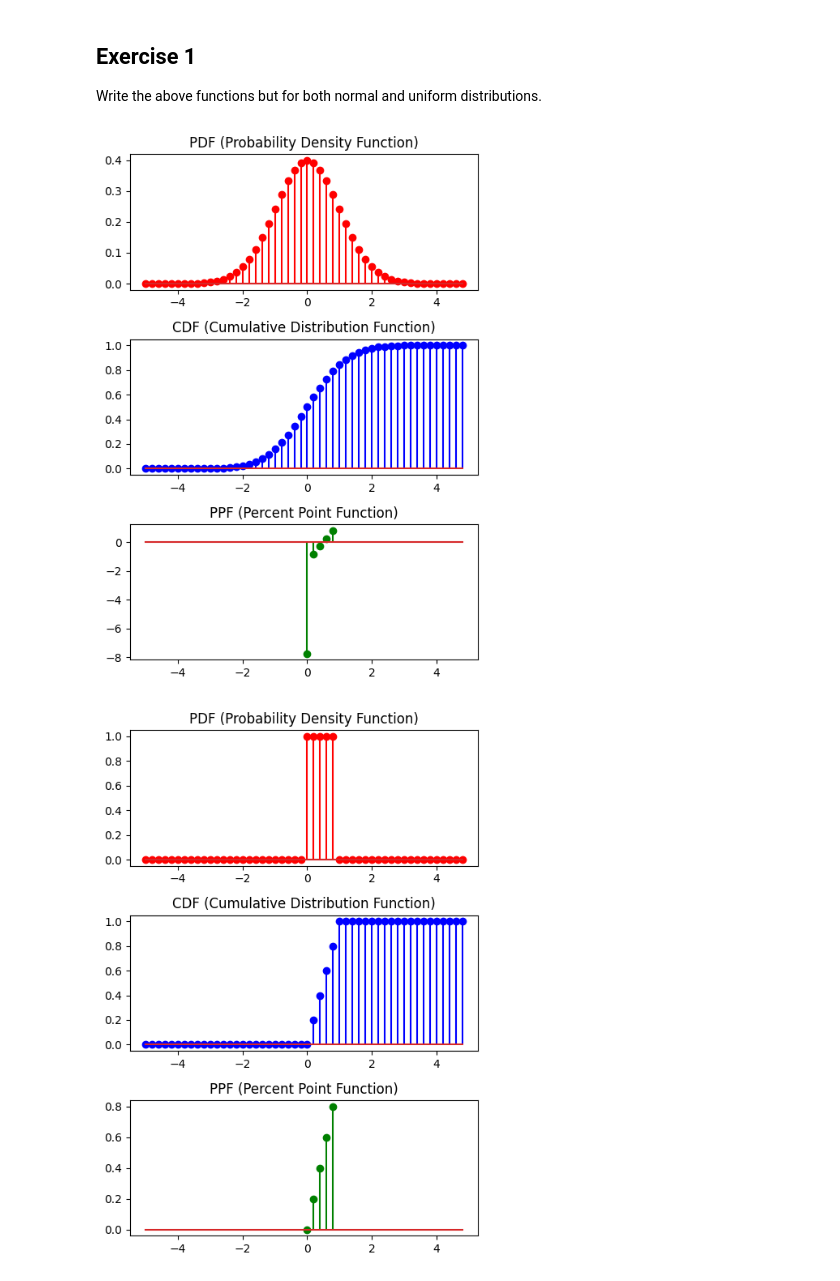
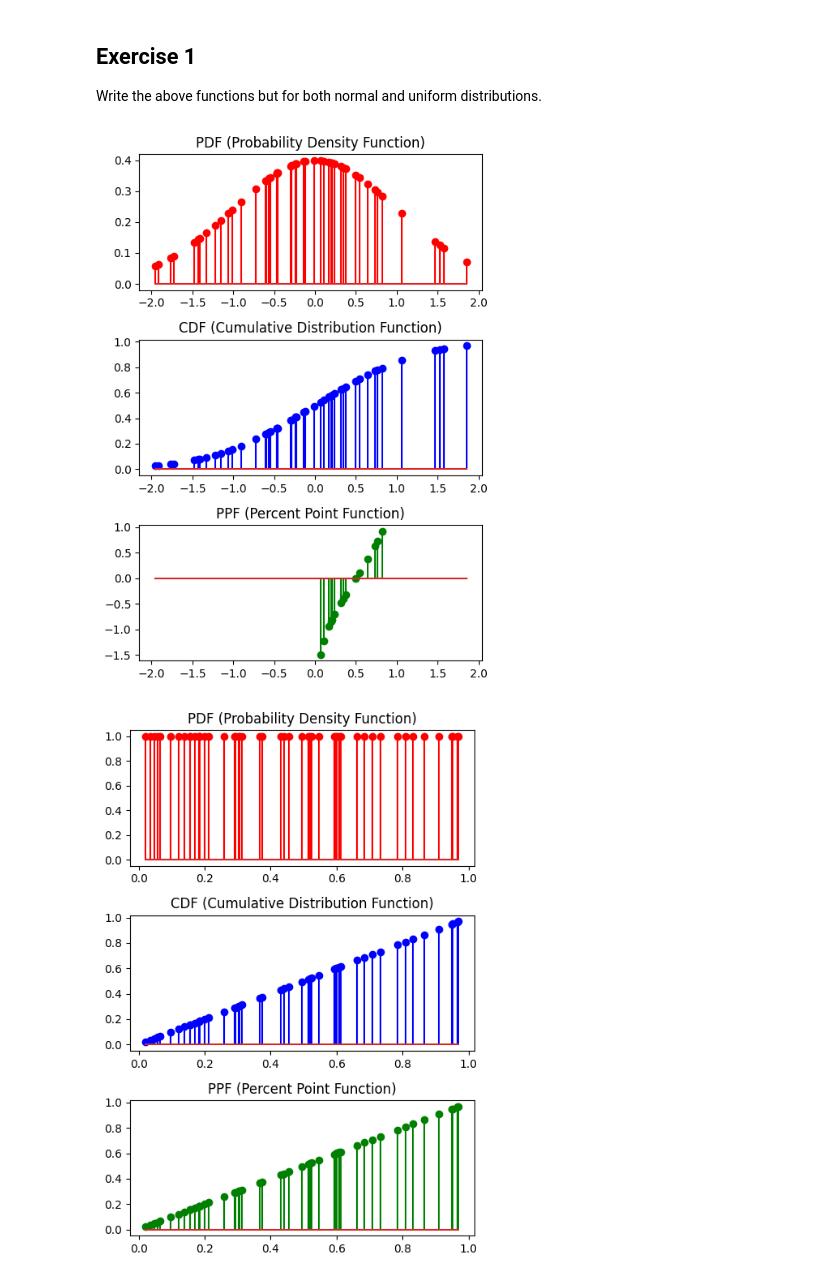
Before and after one commit to H0wl3r2001/probability-distribution-exercises-project-with-python, a Jupyter notebook: notebook/problems.ipynb, the cells around one changed output. Cells and saved outputs as stored; diff of their text form; code cells hidden in the pictures.

```diff
--- a/notebook/problems.ipynb
+++ b/notebook/problems.ipynb
@@ -151,8 +154,8 @@ np.random.seed(42)
 
 mean = 0
 std_dev = 1
-#data = rnorm(50, mean=mean, std_dev=std_dev)
-data = np.arange(-5, 5, 0.2)
+data = rnorm(50, mean=mean, std_dev=std_dev)
+#data = np.arange(-5, 5, 0.2)
 
 pdf = dnorm(data, mean=mean, std_dev=std_dev)
 cdf = pnorm(data, mean=mean, std_dev=std_dev)
@@ -175,37 +178,37 @@ plt.tight_layout()
 # Show the plot
 plt.show()
 # %% [output]
-[figure, old version]
+[figure, new version]
 # %%
 import numpy as np
 import matplotlib.pyplot as plt
 
 np.random.seed(42)
 
 low = 0
 high = 1
-#data = runif(50, low=low, high=high)
-data = np.arange(-5, 5, 0.2)
+data = runif(50, low=low, high=high)
+#data = np.arange(-5, 5, 0.2)
 
 pdf = dunif(data, low=low, high=high)
 cdf = punif(data, low=low, high=high)
 ppf = qunif(data, low=low, high=high)
 
 fig, axis = plt.subplots(3, 1, figsize=(5, 7))
 
 axis[0].stem(data, pdf, "r-")
 axis[0].set_title("PDF (Probability Density Function)")
 
 axis[1].stem(data, cdf, "b-")
 axis[1].set_title("CDF (Cumulative Distribution Function)")
 
 axis[2].stem(data, ppf, "g-")
 axis[2].set_title("PPF (Percent Point Function)")
 
 # Adjust the layout
 plt.tight_layout()
 
 # Show the plot
 plt.show()
 # %% [output]
-[figure, old version]
+[figure, new version]
```
Also changed, not shown: parts of 1 cell of this notebook.
